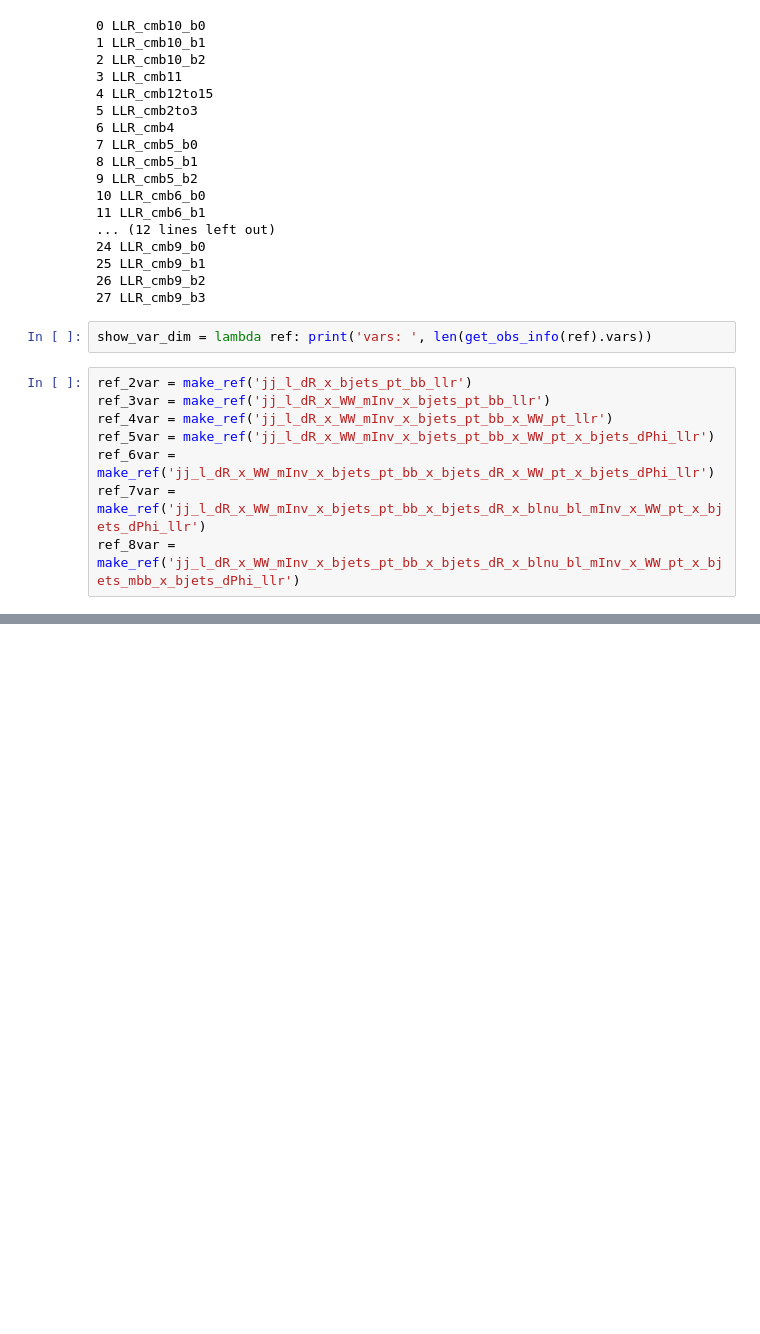
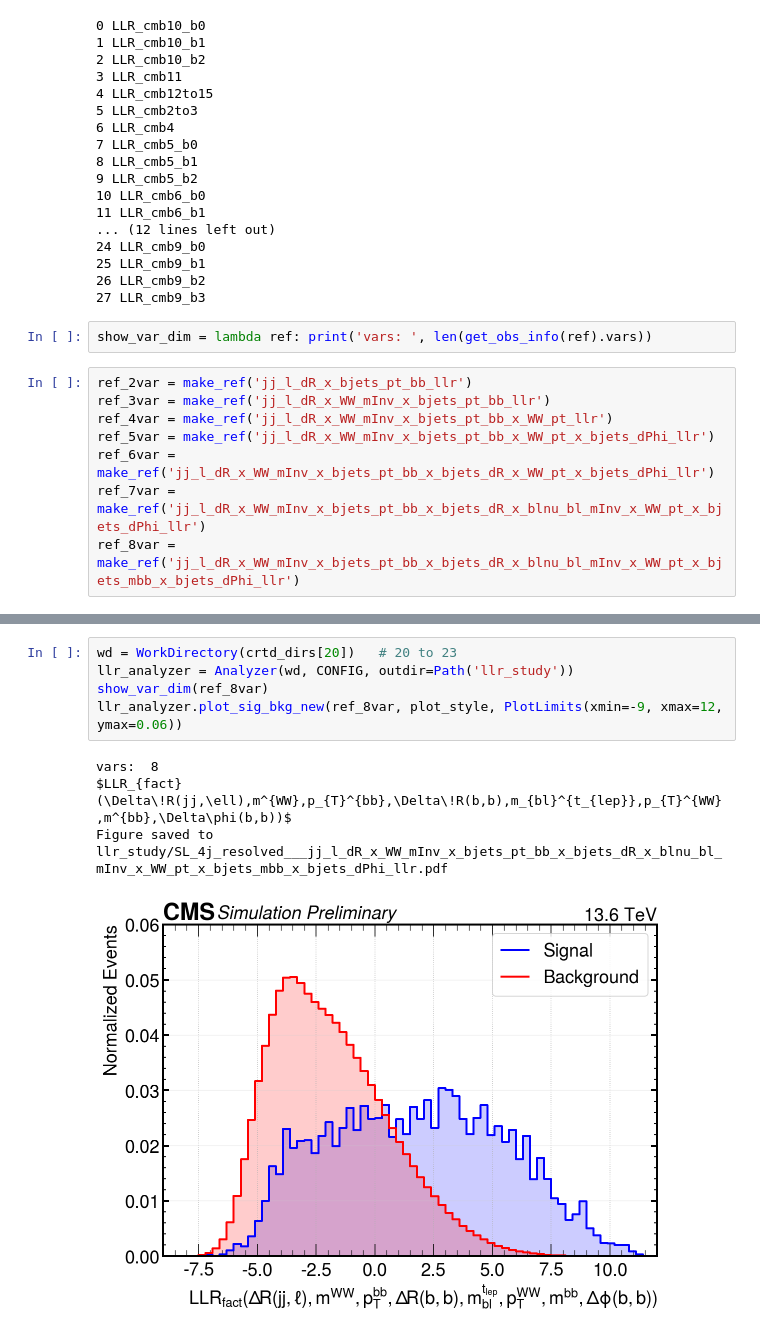
Before and after one commit to antonettprado/hh, a Jupyter notebook: llr_study/plot_llrs_distributions.ipynb, the cells around one changed output, grey strips where cells are left out. Drawn from its saved outputs; the diff is of its cells as text; blank space fills up the shorter version.

```diff
--- a/llr_study/plot_llrs_distributions.ipynb
+++ b/llr_study/plot_llrs_distributions.ipynb
@@ -98,0 +105,10 @@ Figure saved to llr_study/SL_4j_resolved___jj_l_dR_x_WW_mInv_x_bjets_pt_bb_x_bje
+# %%
+wd = WorkDirectory(crtd_dirs[20])   # 20 to 23
+llr_analyzer = Analyzer(wd, CONFIG, outdir=Path('llr_study'))
+show_var_dim(ref_8var)
+llr_analyzer.plot_sig_bkg_new(ref_8var, plot_style, PlotLimits(xmin=-9, xmax=12, ymax=0.06))
+# %% [output]
+vars:  8
+$LLR_{fact}(\Delta\!R(jj,\ell),m^{WW},p_{T}^{bb},\Delta\!R(b,b),m_{bl}^{t_{lep}},p_{T}^{WW},m^{bb},\Delta\phi(b,b))$
+Figure saved to llr_study/SL_4j_resolved___jj_l_dR_x_WW_mInv_x_bjets_pt_bb_x_bjets_dR_x_blnu_bl_mInv_x_WW_pt_x_bjets_mbb_x_bjets_dPhi_llr.pdf
+[figure, added]
```
Also changed, not shown: parts of 6 cells of this notebook, 5 other files.
